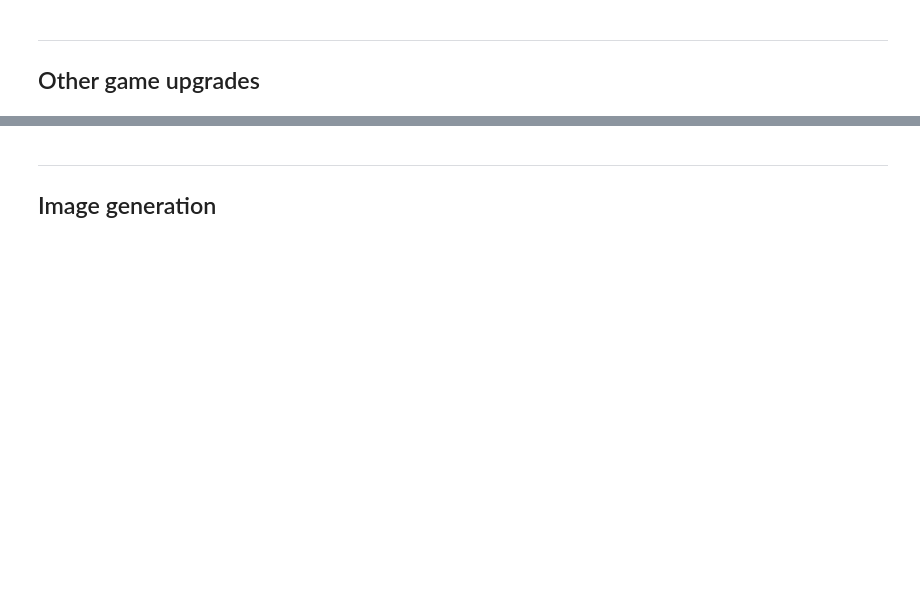
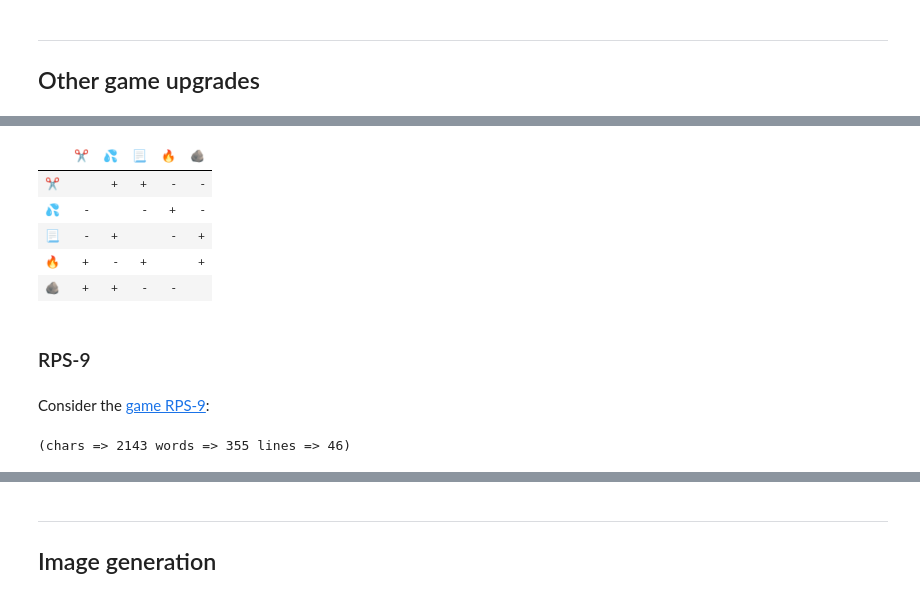
Before and after one commit to antononcube/RakuForPrediction-blog, a Jupyter notebook: Notebooks/Jupyter/Rock-Paper-Scissors-Lizard-Spock.ipynb, the cells around one changed output, grey strips where cells are left out. Drawn from its saved outputs; the diff is of its cells as text; code cells hidden in the pictures; blank space fills up the shorter version.

```diff
--- a/Notebooks/Jupyter/Rock-Paper-Scissors-Lizard-Spock.ipynb
+++ b/Notebooks/Jupyter/Rock-Paper-Scissors-Lizard-Spock.ipynb
@@ -345,0 +408,19 @@ Graph.new($res2, :directed).dot(:5graph-size, engine => 'neato', arrow-size => 0
+# %%
+#% html
+game-table($g-fire-water)
+# %% [output]
+|  | ✂️ | 💦 | 📃 | 🔥 | 🪨 |
+| ✂️ |  | + | + | - | - |
+| 💦 | - |  | - | + | - |
+| 📃 | - | + |  | - | + |
+| 🔥 | + | - | + |  | + |
+| 🪨 | + | + | - | - |  |
+# %% [markdown]
+### RPS-9
+# %% [markdown]
+Consider the [game RPS-9](https://www.umop.com/rps9.htm):
+# %%
+my $txt = data-import('https://www.umop.com/rps9.htm', 'plaintext');
+text-stats($txt)
+# %% [output]
+(chars => 2143 words => 355 lines => 46)
```
Also changed, not shown: parts of 18 cells of this notebook.
